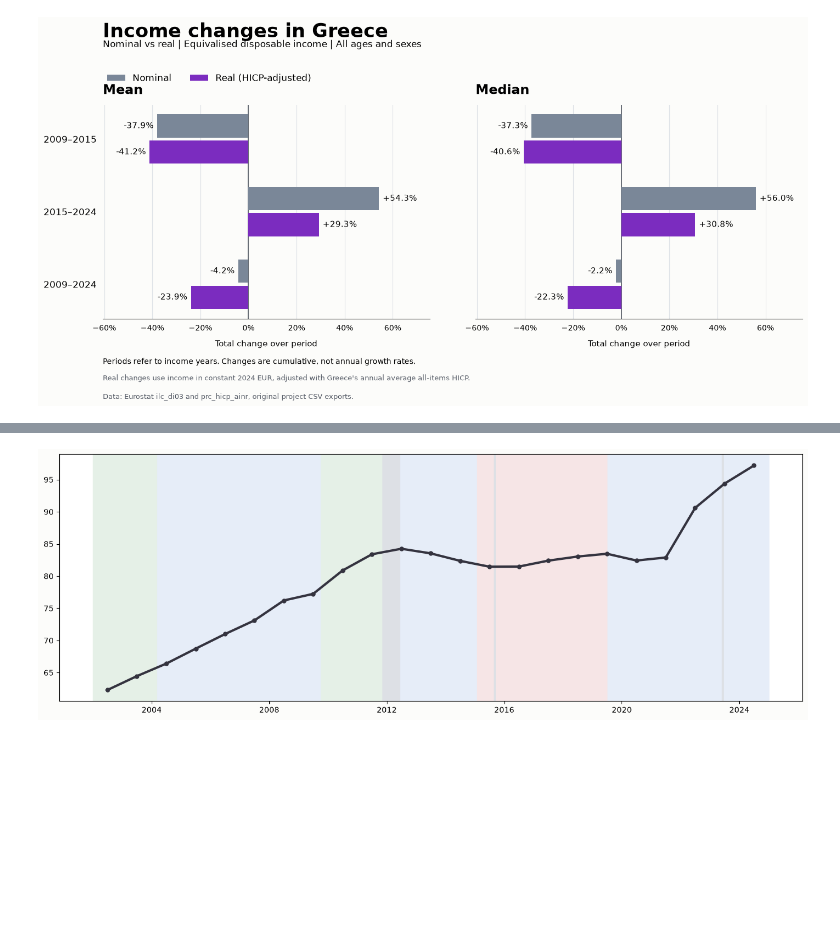
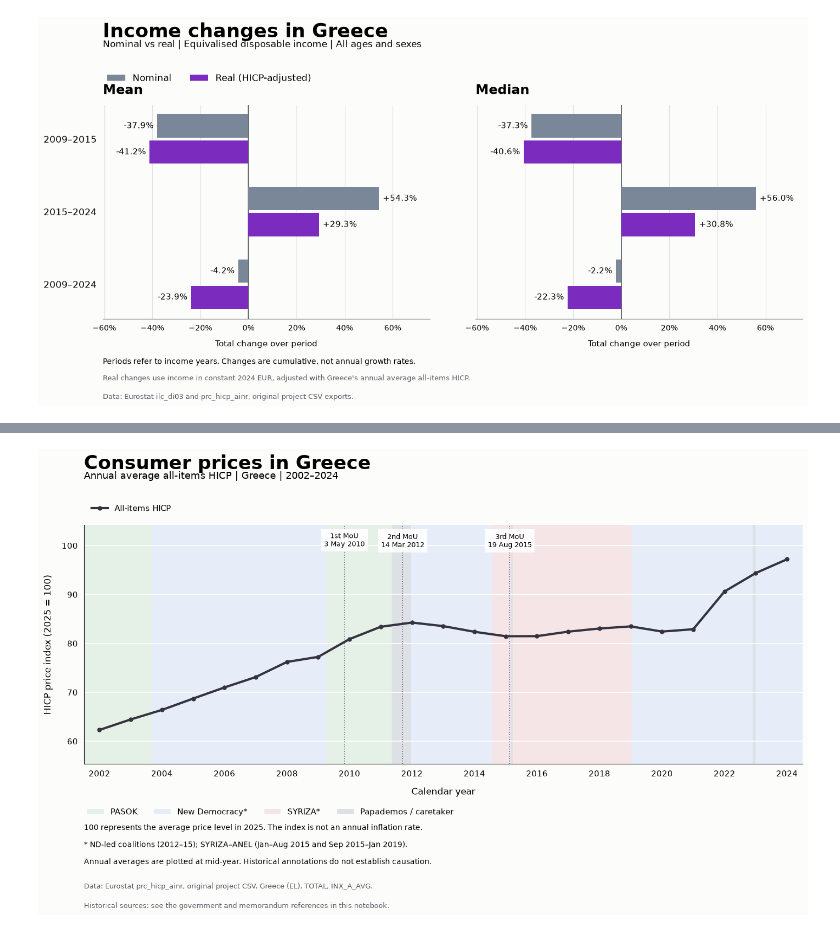
Before and after one commit to GeorgeZDESK/eurostat-income-analysis, a Jupyter notebook: notebooks/02_income_analysis.ipynb, the cells around one changed output, grey strips where cells are left out. Saved outputs shown, nothing was run; the diff lists cells and outputs as text; code cells hidden in the pictures; blank space fills up the shorter version.

Commit message:
Reports about Greece

```diff
--- a/notebooks/02_income_analysis.ipynb
+++ b/notebooks/02_income_analysis.ipynb
@@ -516,12 +498,7 @@ hicp_greece = hicp_raw.loc[
 # %%
-print("Column types:")
-print(hicp_greece.dtypes)
+hicp_greece = pd.read_csv("../data/processed/hicp_greece.csv")
 
-print("Missing index values:", hicp_greece["OBS_VALUE"].isna().sum())
-print("Duplicate years:", hicp_greece["TIME_PERIOD"].duplicated().sum())
-
+# Check coverage against the income years used in this analysis.
 missing_years = sorted(set(greece_income["income_year"]) - set(hicp_greece["TIME_PERIOD"]))
 print("Income years without HICP:", missing_years)
-
-display(hicp_greece.sort_values("TIME_PERIOD"))
 # %% [output]
@@ -749,10 +702,92 @@ fig.subplots_adjust(left=0.08, right=0.965, top=0.82, bottom=0.33)
 for start, end, party in government_periods:
     ax.axvspan(
         pd.Timestamp(start), pd.Timestamp(end),
-        color=background_colors[party], zorder=0    )
+        color=background_colors[party], zorder=0)
 
 ax.plot(
     price_dates, price_data["OBS_VALUE"],
     color="#34333F", linewidth=3,
     marker="o", markersize=5, label="All-items HICP", zorder=3)
+
+# Add the memorandum markers using the dates already documented.
+for date, label in memoranda:
+    date = pd.Timestamp(date)
+
+    ax.axvline(
+        date, color="#626875", linestyle=":",
+        linewidth=1.2, zorder=2)
+
+    # Keep the date on the x-axis and the label near the chart's top.
+    ax.text(
+        date, 0.97, label,
+        transform=ax.get_xaxis_transform(),
+        ha="center", va="top", fontsize=9,
+        bbox={"facecolor": "white", "edgecolor": "none", "alpha": 0.9},
+        zorder=4)
+
+# Show a tick every two calendar years.
+ax.set_xticks(price_dates.iloc[::2])
+ax.set_xticklabels(price_data["TIME_PERIOD"].iloc[::2])
+ax.set_xlim(pd.Timestamp("2002-01-01"), pd.Timestamp("2025-01-01"))
+ax.margins(y=0.20)
+
+ax.set_xlabel("Calendar year", fontsize=12, labelpad=12)
+ax.set_ylabel("HICP price index (2025 = 100)", fontsize=12, labelpad=12)
+ax.yaxis.set_major_formatter(StrMethodFormatter("{x:.0f}"))
+
+ax.tick_params(axis="both", labelsize=11, length=0, pad=8)
+ax.grid(axis="y", color="white", linewidth=1.2)
+ax.set_axisbelow(True)
+ax.spines[["top", "right"]].set_visible(False)
+
+ax.legend(loc="lower left", bbox_to_anchor=(0, 1.02), frameon=False, fontsize=11)
+
+fig.suptitle(
+    "Consumer prices in Greece",
+    x=0.08, y=0.965, ha="left",
+    fontsize=25, fontweight="bold")
+fig.text(
+    0.08, 0.915,
+    "Annual average all-items HICP | Greece | 2002–2024",
+    fontsize=13)
+
+# Reuse the government legend from the income chart.
+fig.legend(
+    handles=government_legend,
+    loc="upper left", bbox_to_anchor=(0.075, 0.255),
+    ncol=4, frameon=False, fontsize=11)
+
+fig.text(
+    0.08, 0.195,
+    "100 represents the average price level in 2025. "
+    "The index is not an annual inflation rate.",
+    fontsize=10)
+fig.text(
+    0.08, 0.16,
+    "* ND-led coalitions (2012–15); "
+    "SYRIZA–ANEL (Jan–Aug 2015 and Sep 2015–Jan 2019).",
+    fontsize=10)
+fig.text(
+    0.08, 0.125,
+    "Annual averages are plotted at mid-year. "
+    "Historical annotations do not establish causation.",
+    fontsize=10)
+fig.text(
+    0.08, 0.075,
+    "Data: Eurostat prc_hicp_ainr, original project CSV. "
+    "Greece (EL), TOTAL, INX_A_AVG.",
+    fontsize=9, color="#555B66")
+fig.text(
+    0.08, 0.035,
+    "Historical sources: see the government and memorandum references "
+    "in this notebook.",
+    fontsize=9, color="#555B66")
+
+# Save the completed figure before displaying it.
+fig.savefig(
+    "../reports/figures/greece_hicp_price_index.png",
+    dpi=300,
+    facecolor=fig.get_facecolor())
+
+plt.show()
 # %% [output]
@@ -760 +794 @@ ax.plot(
-[figure, old version]
+[figure, new version]
```
Also changed, not shown: parts of 19 cells of this notebook, 11 other files.
